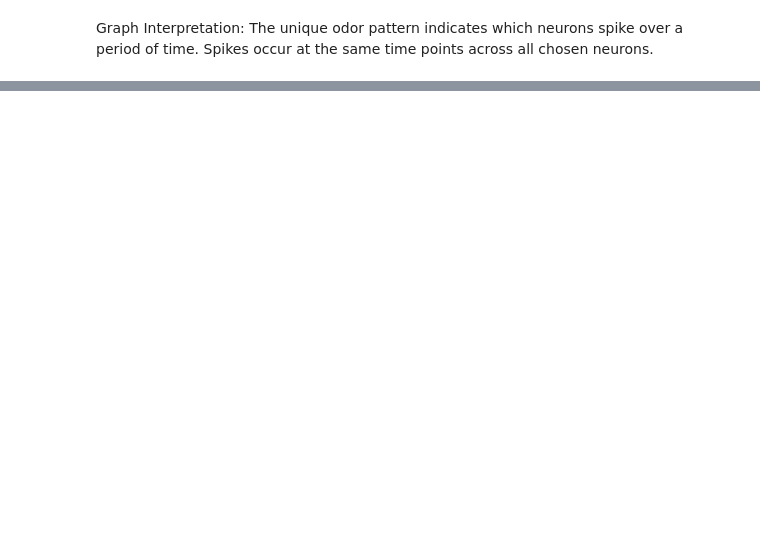
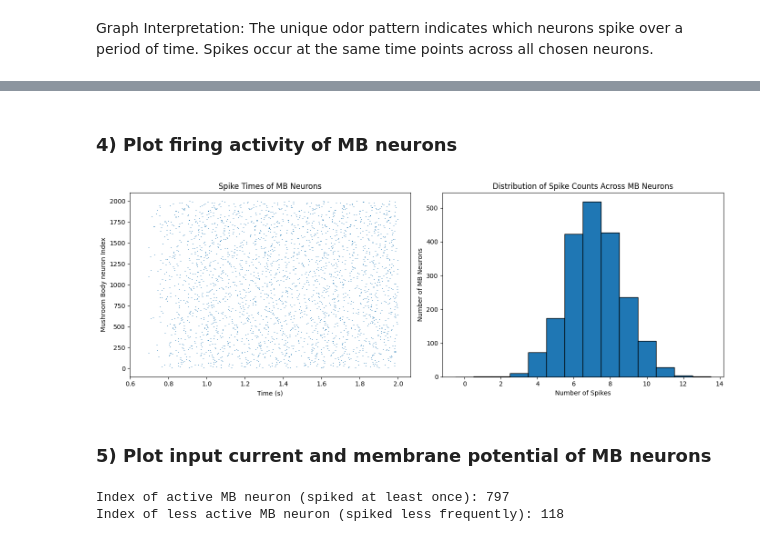
Before and after one commit to laurdang/NE593-Final-Project, a Jupyter notebook: model_with_LIF.ipynb, the cells around one changed output, grey strips where cells are left out. Saved outputs shown, nothing was run; the diff lists cells and outputs as text; code cells hidden in the pictures; blank space fills up the shorter version.

```diff
--- a/model_with_LIF.ipynb
+++ b/model_with_LIF.ipynb
@@ -324,0 +325,46 @@ Less active MB neuron (spiked less frequently): 1083
+# %% [markdown]
+### 4) Plot firing activity of MB neurons
+# %%
+spike_counts = np.sum(spikes_MB, axis=1)
+
+fig, axes = plt.subplots(1, 2, figsize=(14, 5))
+
+# Left: raster plot of MB neuron spikes
+for n in range(N_MB):
+    axes[0].vlines(t[spikes_MB[n] == 1], n + 0.5, n + 1.5)
+axes[0].set_xlabel('Time (s)')
+axes[0].set_ylabel('Mushroom Body neuron Index')
+axes[0].set_title('Spike Times of MB Neurons')
+
+# Right: histogram of spike counts
+axes[1].hist(spike_counts, bins=np.arange(-0.5, np.max(spike_counts) + 1.5, 1), edgecolor='black')
+axes[1].set_xlabel('Number of Spikes')
+axes[1].set_ylabel('Number of MB Neurons')
+axes[1].set_title('Distribution of Spike Counts Across MB Neurons')
+
+plt.tight_layout()
+plt.show()
+# %% [output]
+[figure, added]
+# %% [markdown]
+### 5) Plot input current and membrane potential of MB neurons
+# %%
+# Collect example neurons based on activity level
+active_MB_neuron = np.where(spike_counts == np.max(spike_counts))[0]  # Indices of active MB neurons (that spiked at least once)
+less_active_MB_neuron = np.where(spike_counts == np.min(spike_counts))[0]  # Indices of less active MB neurons (that spiked less frequently)
+
+# Sanity check for example collection
+if len(active_MB_neuron) == 0:
+    print("No active MB neurons found.")
+if len(less_active_MB_neuron) == 0:
+    print("No inactive MB neurons found.")
+
+# Choose a random neuron from active and inactive indices
+active_MB_neuron = np.random.choice(active_MB_neuron)
+less_active_MB_neuron = np.random.choice(less_active_MB_neuron)
+
+print(f"Index of active MB neuron (spiked at least once): {active_MB_neuron}")
+print(f"Index of less active MB neuron (spiked less frequently): {less_active_MB_neuron}")
+# %% [output]
+Index of active MB neuron (spiked at least once): 797
+Index of less active MB neuron (spiked less frequently): 118
```
Also changed, not shown: parts of 39 cells of this notebook, 4 other files.
